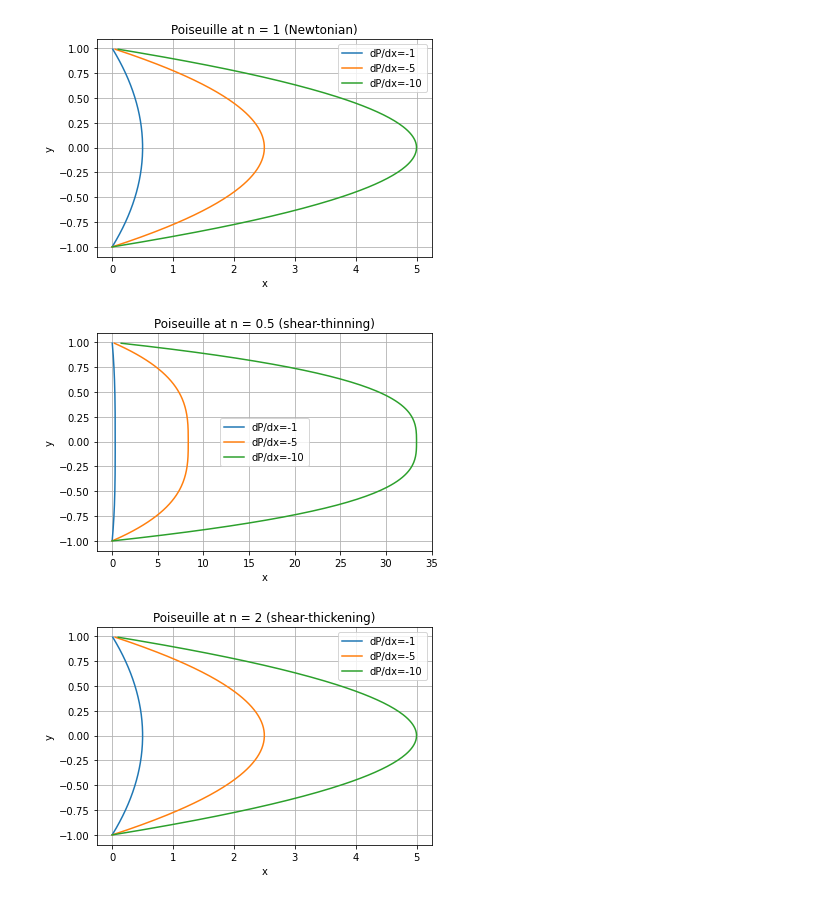
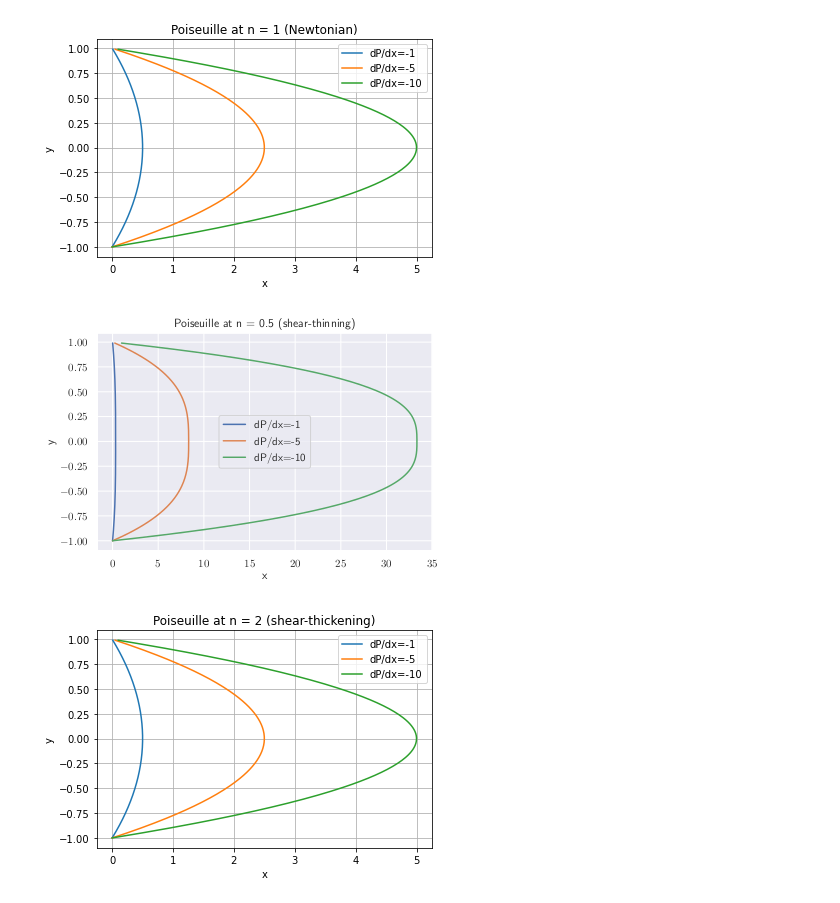
Before and after one commit to MrJohnGalt-Pop/Fluid_graphs, a Jupyter notebook: Poiseulle.ipynb, the cells around one changed output. Cells and saved outputs as stored; diff of their text form; code cells hidden in the pictures.

```diff
--- a/Poiseulle.ipynb
+++ b/Poiseulle.ipynb
@@ -1,8 +1,16 @@
 # %%
 #import matplotlib as mpl
 #mpl.use('pgf')
+import matplotlib
 import matplotlib.pyplot as plt
 import numpy as np
+matplotlib.use("pgf")
+matplotlib.rcParams.update({
+    "pgf.texsystem": "pdflatex",
+    'font.family': 'serif',
+    'text.usetex': True,
+    'pgf.rcfonts': False,
+})
 #import matplotlib as mpl
 # %%
 n=1
@@ -27,22 +35,25 @@ plt.legend()
 # %%
 #n<1
 u, H = 1,1
 n=0.5
 y = np.arange(-H,H ,.01)
 u_1 = (-1/abs(-1))*(n/(n+1))*(1/u*abs(-1))**(1/n)*(abs(y)**((n+1)/n)-H**((n+1)/n))
 u_5 = (-5/abs(-5))*(n/(n+1))*(1/u*abs(-5))**(1/n)*(abs(y)**((n+1)/n)-H**((n+1)/n))
 u_10 = (-10/abs(-10))*(n/(n+1))*(1/u*abs(-10))**(1/n)*(abs(y)**((n+1)/n)-H**((n+1)/n))
+import seaborn as sns
+sns.set_theme()
+#sns.set_palette(sns.color_palette("flare"))
 plt.plot(u_1,y, label = 'dP/dx=-1')
 plt.plot(u_5,y, label = 'dP/dx=-5')
 plt.plot(u_10,y, label = 'dP/dx=-10')
 plt.title('Poiseuille at n = 0.5 (shear-thinning)')
 plt.ylabel('y')
 plt.xlabel('x')
 plt.grid(True)
 plt.legend()
-plt.savefig('n=0.5.png', dpi=1000)
+plt.savefig('n=0.5.pgf', dpi=1000)
 # %% [output]
-[figure, old version]
+[figure, new version]
 # %%
 #n>1
 u, H = 1,1
```
